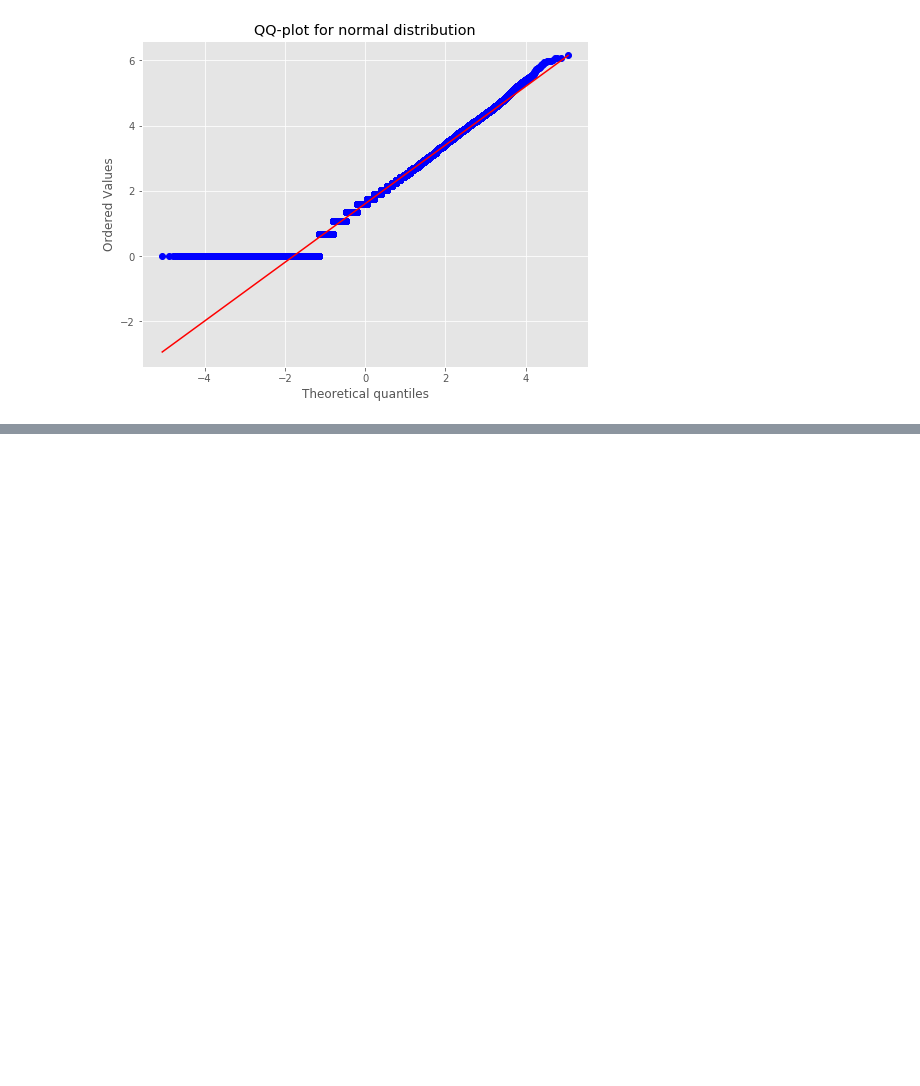
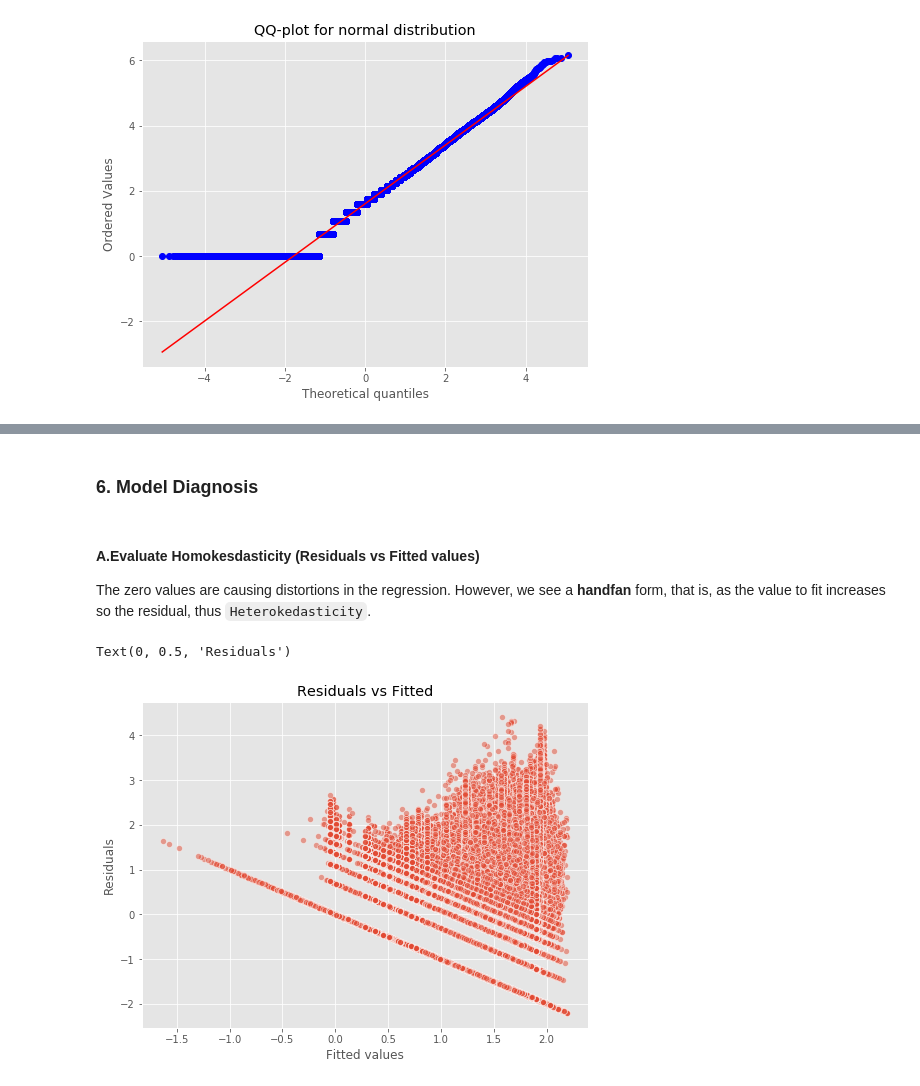
Before and after one commit to TremaMiguel/KaggleCompetitions, a Jupyter notebook: M5_Forecasting/notebooks/M5_Forecasting_CDA.ipynb, the cells around one changed output, grey strips where cells are left out. Cells and saved outputs as stored; diff of their text form; code cells hidden in the pictures; blank space fills up the shorter version.

```diff
--- a/M5_Forecasting/notebooks/M5_Forecasting_CDA.ipynb
+++ b/M5_Forecasting/notebooks/M5_Forecasting_CDA.ipynb
@@ -279,0 +279,14 @@ Name: sales_day, dtype: float64
+# %%
+dt_work['sales_day_yj'] = sales_transformed
+
+# Filter by columns of interest
+cols_to_drop = ['item_id', 'day_key', 'day', 'date', 'd']
+dt_reg = dt_work.drop(columns=cols_to_drop)
+
+# Covert to category type
+for k, v in dict(dt_reg.dtypes).items():
+    if v == 'object':
+        dt_reg[k] = dt_reg[k].astype('category')
+
+# Dummy variables
+dt_reg = pd.get_dummies(dt_reg)
@@ -279,0 +309,11 @@ Name: sales_day, dtype: float64
+# %%
+# Model with Yeo-Johnson transformation
+formula_yj="sales_day_yj ~ "
+
+for col in dt_reg.columns[8:]:
+    formula_yj+='Q("'+col+'")+'
+
+formula_yj = formula_yj + 'sell_price + year'
+
+model_yj = smf.ols(formula = formula_yj, data = dt_reg).fit()
+model_yj.summary()
@@ -279,0 +401,21 @@ Name: sales_day, dtype: float64
+# %% [markdown]
+### 6. Model Diagnosis
+# %% [markdown]
+#### A.Evaluate Homokesdasticity (Residuals vs Fitted values)
+
+The zero values are causing distortions in the regression. However, we see a **handfan** form, that is, as the value to fit increases so the residual, thus `Heterokedasticity`.
+# %%
+# Residuals vs fitted values
+model_fitted = model_yj.fittedvalues
+model_residuals = model_yj.resid
+fig = plt.figure(figsize = (8, 6))
+sns.scatterplot(model_fitted,
+                model_residuals,
+                alpha=0.5
+                  )
+plt.title('Residuals vs Fitted')
+plt.xlabel('Fitted values')
+plt.ylabel('Residuals')
+# %% [output]
+Text(0, 0.5, 'Residuals')
+[figure, added]
```
Also changed, not shown: parts of 16 cells of this notebook.
